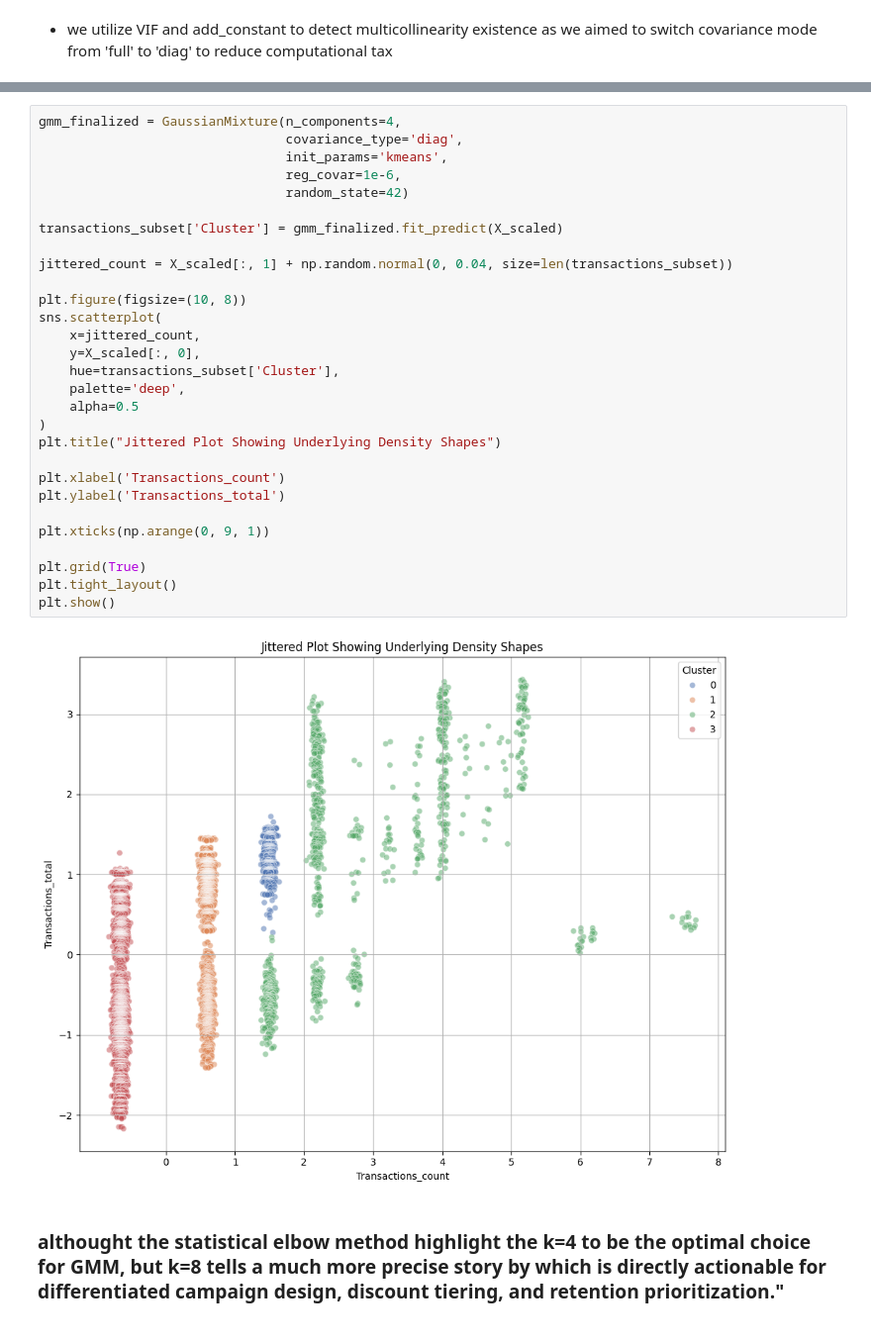
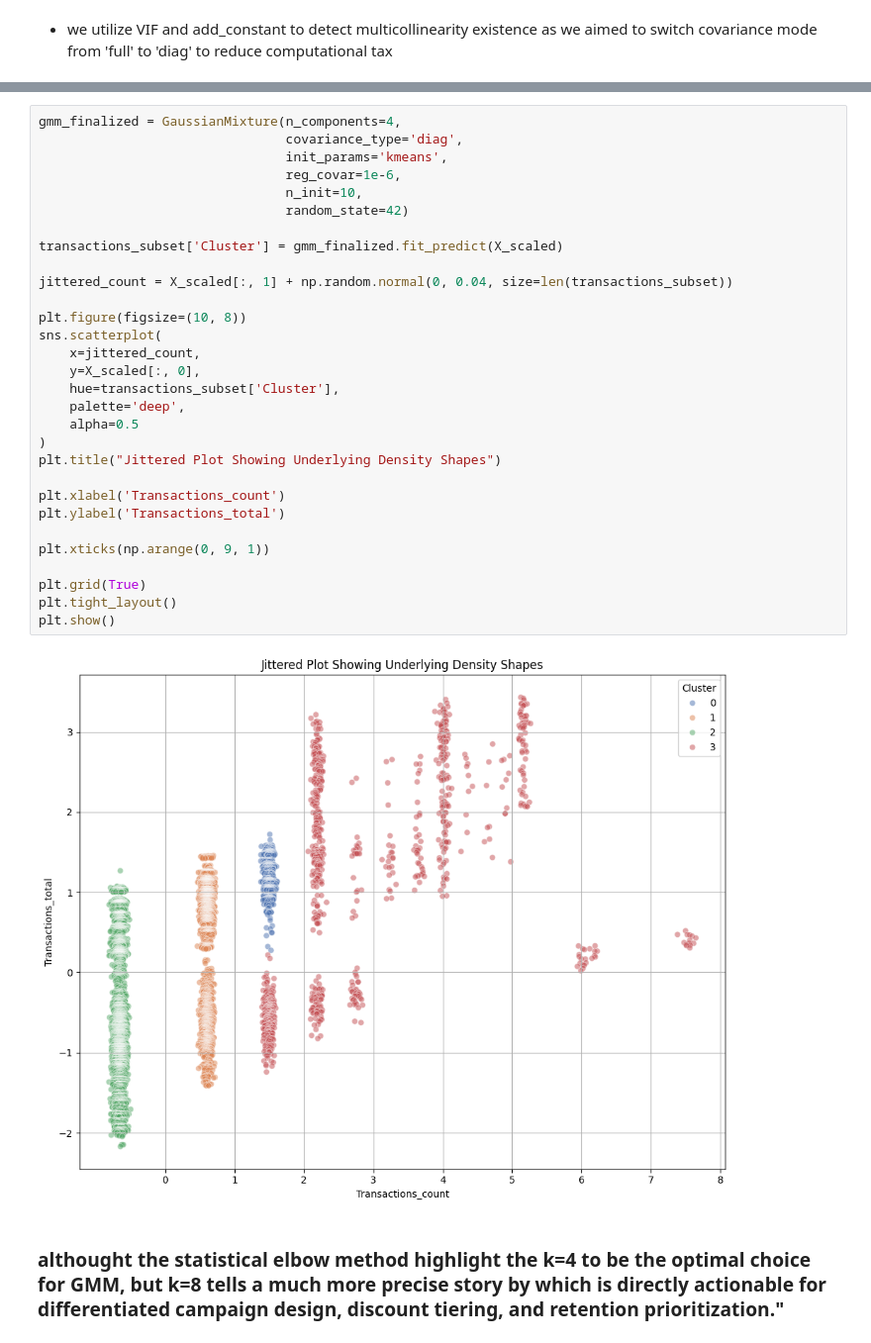
Before and after one commit to AtlasMarbx/AdventureWorks-Data-Migration-and-insight-extraction, a Jupyter notebook: EDA_process.ipynb, the cells around one changed output, grey strips where cells are left out. Shown at 99% size. Saved outputs shown, nothing was run; the diff lists cells and outputs as text.

```diff
--- a/EDA_process.ipynb
+++ b/EDA_process.ipynb
@@ -1777,34 +1720,35 @@ plt.show()
 # %%
 gmm_finalized = GaussianMixture(n_components=4,
                                 covariance_type='diag',
                                 init_params='kmeans',
                                 reg_covar=1e-6,
+                                n_init=10,
                                 random_state=42)
 
 transactions_subset['Cluster'] = gmm_finalized.fit_predict(X_scaled)
 
 jittered_count = X_scaled[:, 1] + np.random.normal(0, 0.04, size=len(transactions_subset))
 
 plt.figure(figsize=(10, 8))
 sns.scatterplot(
     x=jittered_count,
     y=X_scaled[:, 0],
     hue=transactions_subset['Cluster'],
     palette='deep',
     alpha=0.5
 )
 plt.title("Jittered Plot Showing Underlying Density Shapes")
 
 plt.xlabel('Transactions_count')
 plt.ylabel('Transactions_total')
 
 plt.xticks(np.arange(0, 9, 1))
 
 plt.grid(True)
 plt.tight_layout()
 plt.show()
 # %% [output]
-[figure, old version]
+[figure, new version]
 # %% [markdown]
 ### althought the statistical elbow method highlight the k=4 to be the optimal choice for GMM, but k=8 tells a much more precise story by which is directly actionable for differentiated campaign design, discount tiering, and retention prioritization."
 # %%
```
Also changed, not shown: parts of 17 cells of this notebook.
